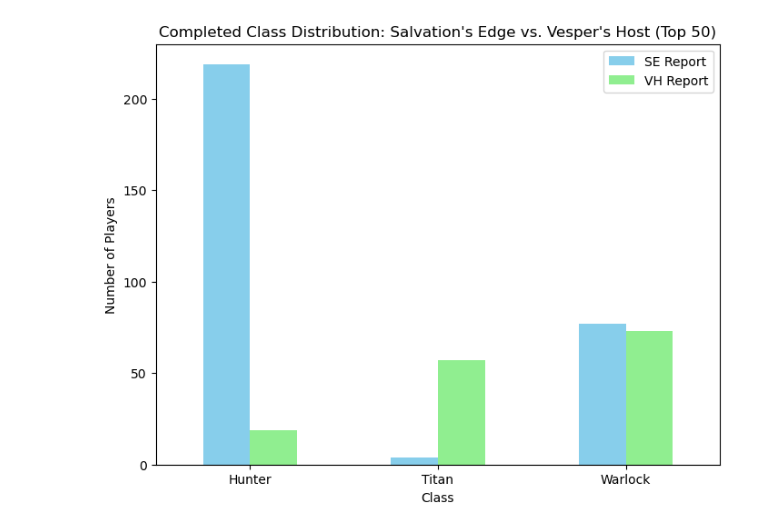
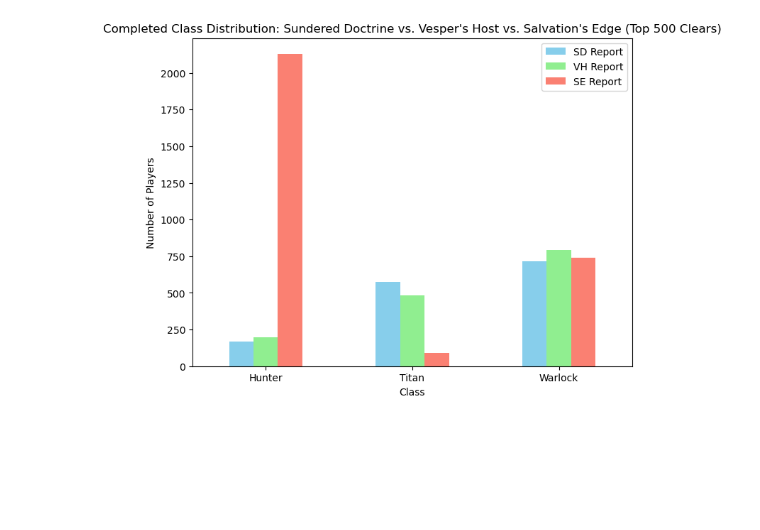
Before and after one commit to fincherc/destiny-2-insights, a Jupyter notebook: analysis/dungeon_raid_analysis.ipynb, the cells around one changed output. Saved outputs shown, nothing was run; the diff lists cells and outputs as text; code cells hidden in the pictures; blank space fills up the shorter version.

```diff
--- a/analysis/dungeon_raid_analysis.ipynb
+++ b/analysis/dungeon_raid_analysis.ipynb
@@ -4,10 +4,12 @@ import pandas as pd
 import matplotlib.pyplot as plt
 # %%
 # Load the two CSV files into dataframes
+df_sd = pd.read_csv('../sundered_doctrine_analysis/sd_player_report.csv')
 df_se = pd.read_csv('../salvations_edge_analysis/se_player_report.csv')
 df_vh = pd.read_csv('../vespers_host_analysis/vh_player_report.csv')
 # %%
 # Filter data to include only players who successfully cleared the event
+df_sd_cleared = df_sd[df_sd['Cleared'] == True]
 df_se_cleared = df_se[df_se['Cleared'] == True]
 df_vh_cleared = df_vh[df_vh['Cleared'] == True]
 # %%
@@ -32,24 +37,26 @@ plot_class_distribution(df_vh_cleared, "Completed Class Distribution in Vesper's
 # %%
-# Compare class distributions between the two datasets
-def compare_class_distribution(df1, df2, df1_label='SE Report', df2_label='VH Report'):
-    class_counts_se = df1['Class'].value_counts()
+# Compare class distributions between the three datasets
+def compare_class_distribution(df1, df2, df3, df1_label='SD Report', df2_label='VH Report', df3_label='SE Report'):
+    class_counts_sd = df1['Class'].value_counts()
     class_counts_vh = df2['Class'].value_counts()
+    class_counts_se = df3['Class'].value_counts()
 
     # Combine the two distributions into a single dataframe for comparison
     comparison_df = pd.DataFrame({
-        df1_label: class_counts_se,
-        df2_label: class_counts_vh
+        df1_label: class_counts_sd,
+        df2_label: class_counts_vh,
+        df3_label: class_counts_se
     }).fillna(0)  # Fill missing values with 0 if a class doesn't exist in one dataset
 
     # Plot side-by-side comparison of class distributions
-    comparison_df.plot(kind='bar', figsize=(8, 6), color=['skyblue', 'lightgreen'])
-    plt.title("Completed Class Distribution: Salvation's Edge vs. Vesper's Host (Top 50)")
+    comparison_df.plot(kind='bar', figsize=(8, 6), color=['skyblue', 'lightgreen', 'salmon'])
+    plt.title("Completed Class Distribution: Sundered Doctrine vs. Vesper's Host vs. Salvation's Edge (Top 500 Clears)")
     plt.xlabel('Class')
     plt.ylabel('Number of Players')
     plt.xticks(rotation=0)
     plt.show()
 # %%
 # Compare class distributions between SE and VH player reports
-compare_class_distribution(df_se_cleared, df_vh_cleared)
+compare_class_distribution(df_sd_cleared, df_vh_cleared, df_se_cleared)
 # %% [output]
-[figure, old version]
+[figure, new version]
```
Also changed, not shown: parts of 1 cell of this notebook, 2 other files.
